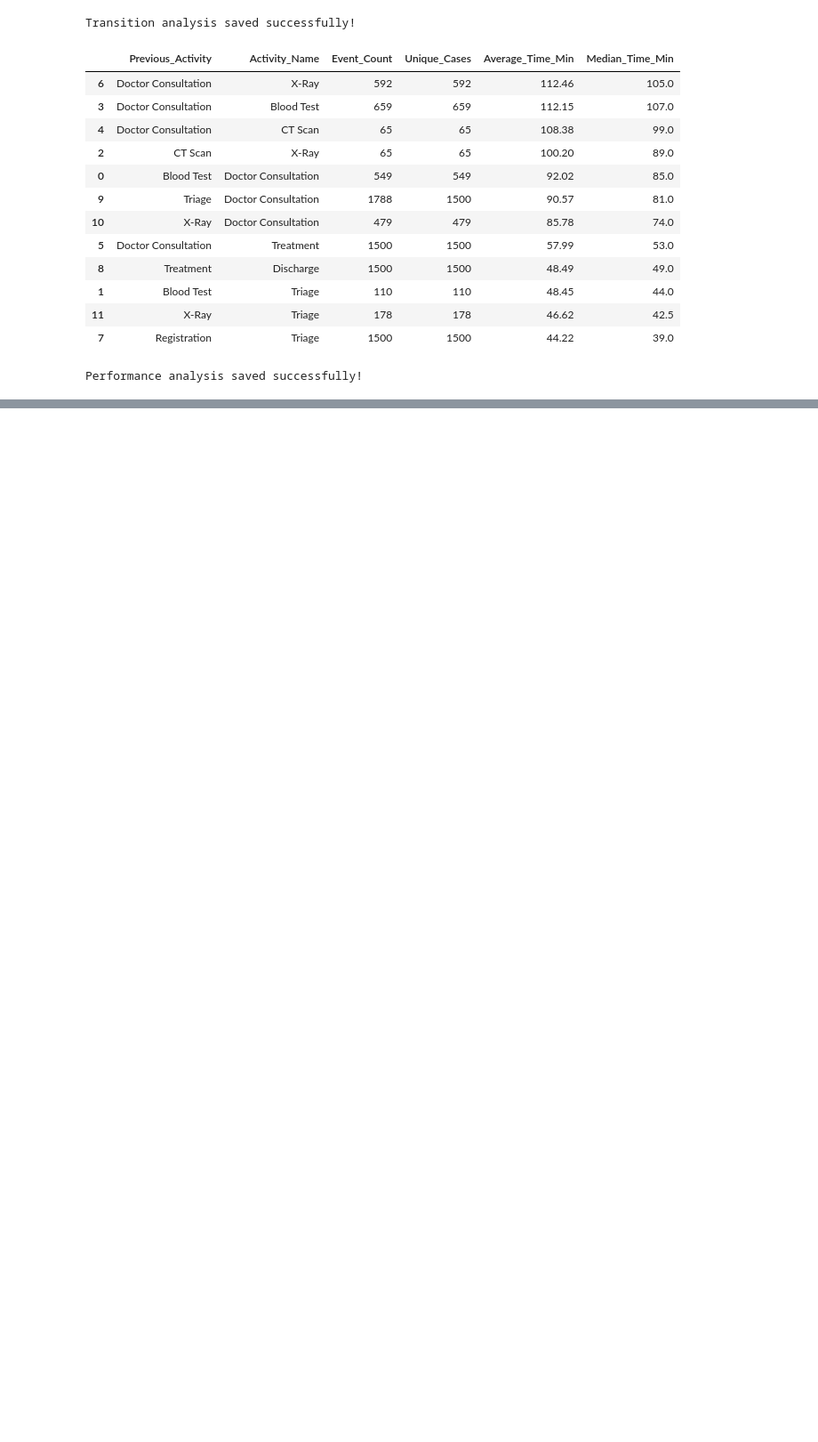
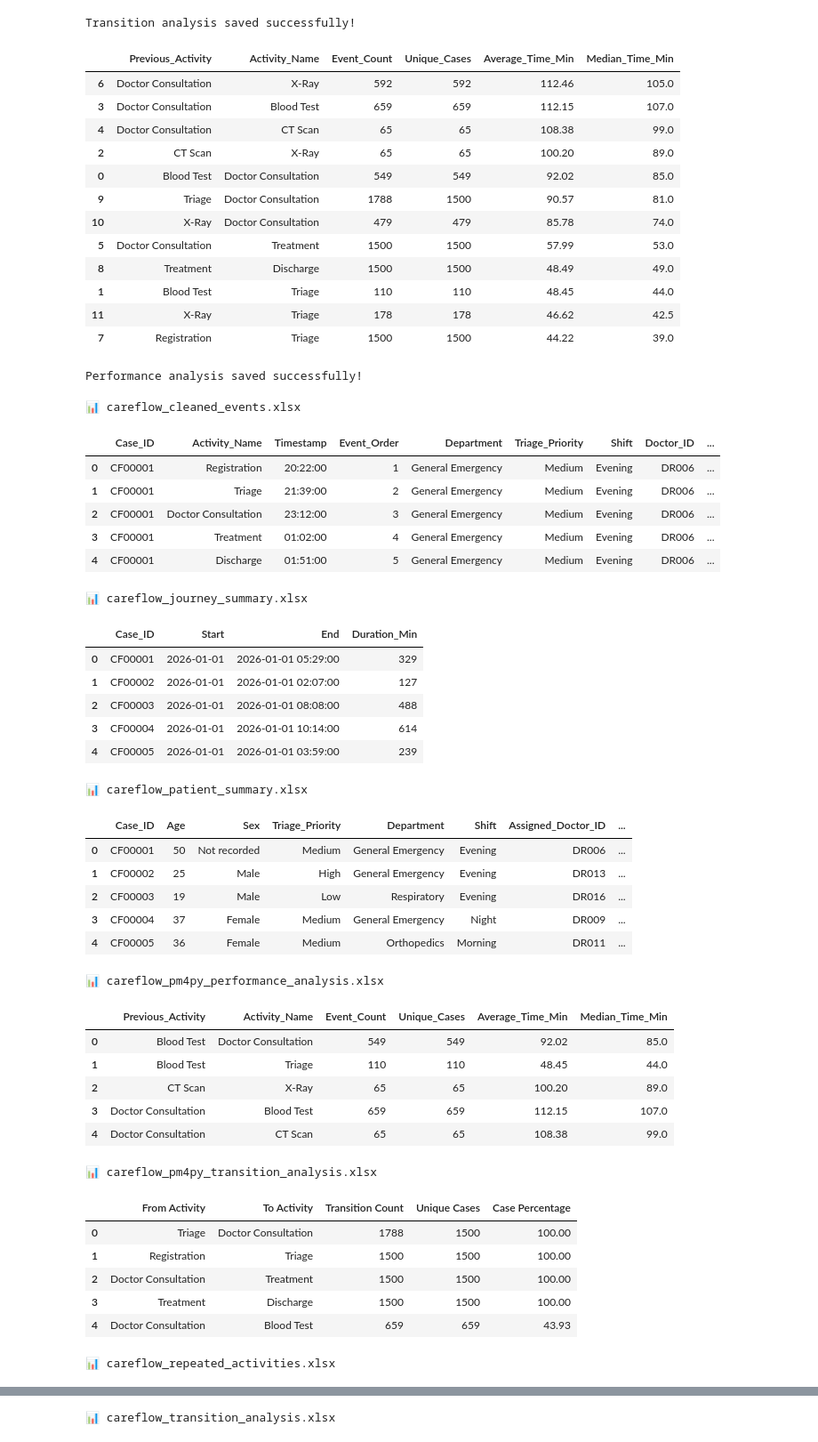
Before and after one commit to Raviteja0710/Care_Flow, a Jupyter notebook: python scripts/pm4py/pm4py_process mining.ipynb, the cells around one changed output, grey strips where cells are left out. Shown at 89% size. Drawn from its saved outputs; the diff is of its cells as text; code cells hidden in the pictures; blank space fills up the shorter version.

Commit message:
added summary outputs

```diff
--- a/python scripts/pm4py/pm4py_process mining.ipynb
+++ b/python scripts/pm4py/pm4py_process mining.ipynb
@@ -331,3 +318,49 @@ performance.to_excel(
 print("Performance analysis saved successfully!")
 # %% [output]
 Performance analysis saved successfully!
+# %%
+import pandas as pd
+from pathlib import Path
+
+folder = Path("../output of pandas")
+
+for file in folder.glob("*.xlsx"):
+    print("\n📊", file.name)
+    display(pd.read_excel(file).head(5))
+# %% [output]
+📊 careflow_cleaned_events.xlsx
+|  | Case_ID | Activity_Name | Timestamp | Event_Order | Department | Triage_Priority | Shift | Doctor_ID | ... |
+| 0 | CF00001 | Registration | 20:22:00 | 1 | General Emergency | Medium | Evening | DR006 | ... |
+| 1 | CF00001 | Triage | 21:39:00 | 2 | General Emergency | Medium | Evening | DR006 | ... |
+| 2 | CF00001 | Doctor Consultation | 23:12:00 | 3 | General Emergency | Medium | Evening | DR006 | ... |
+| 3 | CF00001 | Treatment | 01:02:00 | 4 | General Emergency | Medium | Evening | DR006 | ... |
+| 4 | CF00001 | Discharge | 01:51:00 | 5 | General Emergency | Medium | Evening | DR006 | ... |
+📊 careflow_journey_summary.xlsx
+|  | Case_ID | Start | End | Duration_Min |
+| 0 | CF00001 | 2026-01-01 | 2026-01-01 05:29:00 | 329 |
+| 1 | CF00002 | 2026-01-01 | 2026-01-01 02:07:00 | 127 |
+| 2 | CF00003 | 2026-01-01 | 2026-01-01 08:08:00 | 488 |
+| 3 | CF00004 | 2026-01-01 | 2026-01-01 10:14:00 | 614 |
+| 4 | CF00005 | 2026-01-01 | 2026-01-01 03:59:00 | 239 |
+📊 careflow_patient_summary.xlsx
+|  | Case_ID | Age | Sex | Triage_Priority | Department | Shift | Assigned_Doctor_ID | ... |
+| 0 | CF00001 | 50 | Not recorded | Medium | General Emergency | Evening | DR006 | ... |
+| 1 | CF00002 | 25 | Male | High | General Emergency | Evening | DR013 | ... |
+| 2 | CF00003 | 19 | Male | Low | Respiratory | Evening | DR016 | ... |
+| 3 | CF00004 | 37 | Female | Medium | General Emergency | Night | DR009 | ... |
+| 4 | CF00005 | 36 | Female | Medium | Orthopedics | Morning | DR011 | ... |
+📊 careflow_pm4py_performance_analysis.xlsx
+|  | Previous_Activity | Activity_Name | Event_Count | Unique_Cases | Average_Time_Min | Median_Time_Min |
+| 0 | Blood Test | Doctor Consultation | 549 | 549 | 92.02 | 85.0 |
+| 1 | Blood Test | Triage | 110 | 110 | 48.45 | 44.0 |
+| 2 | CT Scan | X-Ray | 65 | 65 | 100.20 | 89.0 |
+| 3 | Doctor Consultation | Blood Test | 659 | 659 | 112.15 | 107.0 |
+| 4 | Doctor Consultation | CT Scan | 65 | 65 | 108.38 | 99.0 |
+📊 careflow_pm4py_transition_analysis.xlsx
+|  | From Activity | To Activity | Transition Count | Unique Cases | Case Percentage |
+| 0 | Triage | Doctor Consultation | 1788 | 1500 | 100.00 |
+| 1 | Registration | Triage | 1500 | 1500 | 100.00 |
+| 2 | Doctor Consultation | Treatment | 1500 | 1500 | 100.00 |
+| 3 | Treatment | Discharge | 1500 | 1500 | 100.00 |
+| 4 | Doctor Consultation | Blood Test | 659 | 659 | 43.93 |
+📊 careflow_repeated_activities.xlsx
@@ -333,0 +373 @@ Performance analysis saved successfully!
+📊 careflow_transition_analysis.xlsx
```
Also changed, not shown: parts of 2 cells of this notebook, 8 other files.
